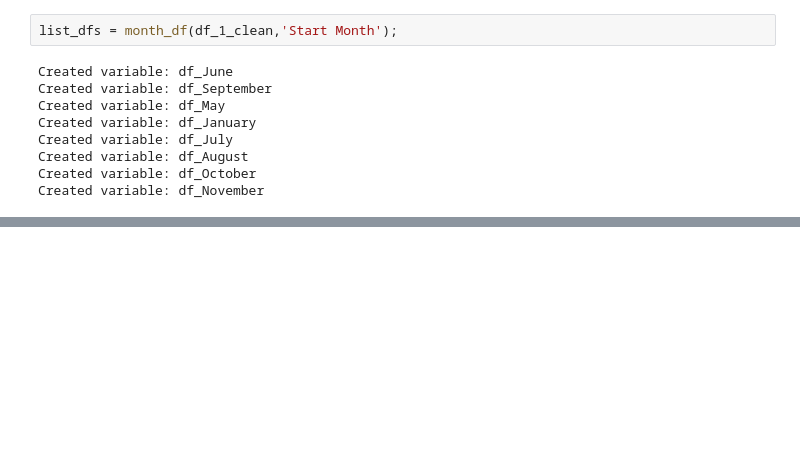
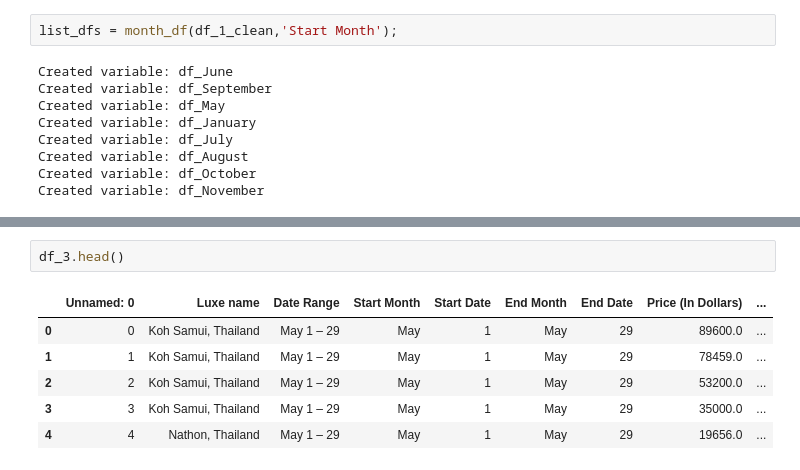
Before and after one commit to nvnehemias/airbnb-analytics-portfolio, a Jupyter notebook: airbnb-analytics-portfolio/notebooks/02_data_analysis.ipynb, the cells around one changed output, grey strips where cells are left out. Cells and saved outputs as stored; diff of their text form; blank space fills up the shorter version.

```diff
--- a/airbnb-analytics-portfolio/notebooks/02_data_analysis.ipynb
+++ b/airbnb-analytics-portfolio/notebooks/02_data_analysis.ipynb
@@ -176,0 +175,9 @@ plt.show()
+# %%
+df_3.head()
+# %% [output]
+|  | Unnamed: 0 | Luxe name | Date Range | Start Month | Start Date | End Month | End Date | Price (In Dollars) | ... |
+| 0 | 0 | Koh Samui, Thailand | May 1 – 29 | May | 1 | May | 29 | 89600.0 | ... |
+| 1 | 1 | Koh Samui, Thailand | May 1 – 29 | May | 1 | May | 29 | 78459.0 | ... |
+| 2 | 2 | Koh Samui, Thailand | May 1 – 29 | May | 1 | May | 29 | 53200.0 | ... |
+| 3 | 3 | Koh Samui, Thailand | May 1 – 29 | May | 1 | May | 29 | 35000.0 | ... |
+| 4 | 4 | Nathon, Thailand | May 1 – 29 | May | 1 | May | 29 | 19656.0 | ... |
```
Also changed, not shown: parts of 3 cells of this notebook, 1 other file.
